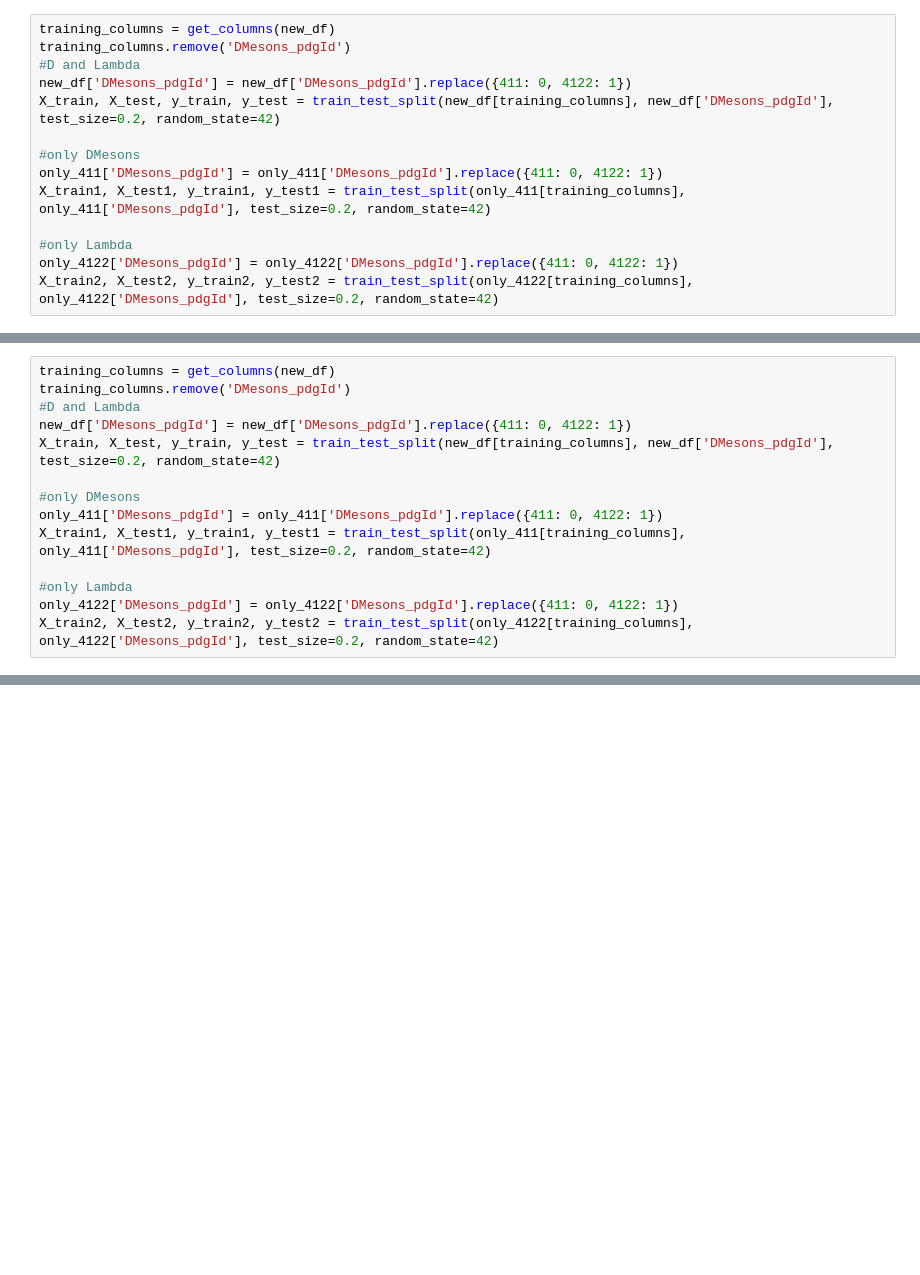
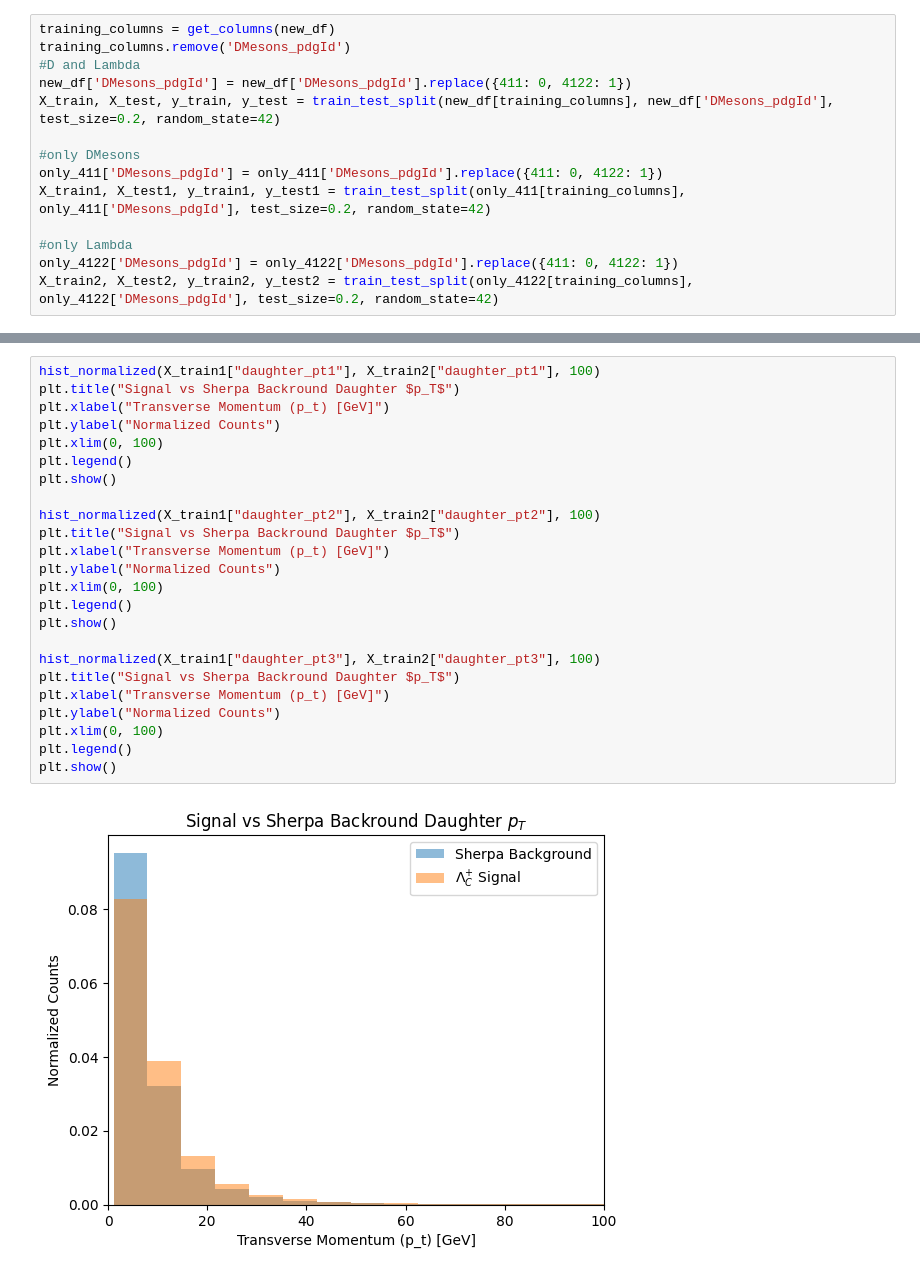
Before and after one commit to GitGup/ATLAS_DNN, a Jupyter notebook: MC_DNN_Plotting.ipynb, the cells around one changed output, grey strips where cells are left out. Drawn from its saved outputs; the diff is of its cells as text; blank space fills up the shorter version.

```diff
--- a/MC_DNN_Plotting.ipynb
+++ b/MC_DNN_Plotting.ipynb
@@ -110,14 +100,0 @@ only_4122 = load("Sherpa_only_4122_invmassdaughter_train")
-# %%
-training_columns = get_columns(new_df)
-training_columns.remove('DMesons_pdgId')
-#D and Lambda
-new_df['DMesons_pdgId'] = new_df['DMesons_pdgId'].replace({411: 0, 4122: 1})
-X_train, X_test, y_train, y_test = train_test_split(new_df[training_columns], new_df['DMesons_pdgId'], test_size=0.2, random_state=42)
-
-#only DMesons
-only_411['DMesons_pdgId'] = only_411['DMesons_pdgId'].replace({411: 0, 4122: 1})
-X_train1, X_test1, y_train1, y_test1 = train_test_split(only_411[training_columns], only_411['DMesons_pdgId'], test_size=0.2, random_state=42)
-
-#only Lambda
-only_4122['DMesons_pdgId'] = only_4122['DMesons_pdgId'].replace({411: 0, 4122: 1})
-X_train2, X_test2, y_train2, y_test2 = train_test_split(only_4122[training_columns], only_4122['DMesons_pdgId'], test_size=0.2, random_state=42)
@@ -158,0 +101,26 @@ plot_normalized_histograms(data_list, 100)
+# %%
+hist_normalized(X_train1["daughter_pt1"], X_train2["daughter_pt1"], 100)
+plt.title("Signal vs Sherpa Backround Daughter $p_T$")
+plt.xlabel("Transverse Momentum (p_t) [GeV]")
+plt.ylabel("Normalized Counts")
+plt.xlim(0, 100)
+plt.legend()
+plt.show()
+
+hist_normalized(X_train1["daughter_pt2"], X_train2["daughter_pt2"], 100)
+plt.title("Signal vs Sherpa Backround Daughter $p_T$")
+plt.xlabel("Transverse Momentum (p_t) [GeV]")
+plt.ylabel("Normalized Counts")
+plt.xlim(0, 100)
+plt.legend()
+plt.show()
+
+hist_normalized(X_train1["daughter_pt3"], X_train2["daughter_pt3"], 100)
+plt.title("Signal vs Sherpa Backround Daughter $p_T$")
+plt.xlabel("Transverse Momentum (p_t) [GeV]")
+plt.ylabel("Normalized Counts")
+plt.xlim(0, 100)
+plt.legend()
+plt.show()
+# %% [output]
+[figure, added]
```
Also changed, not shown: parts of 10 cells of this notebook.
